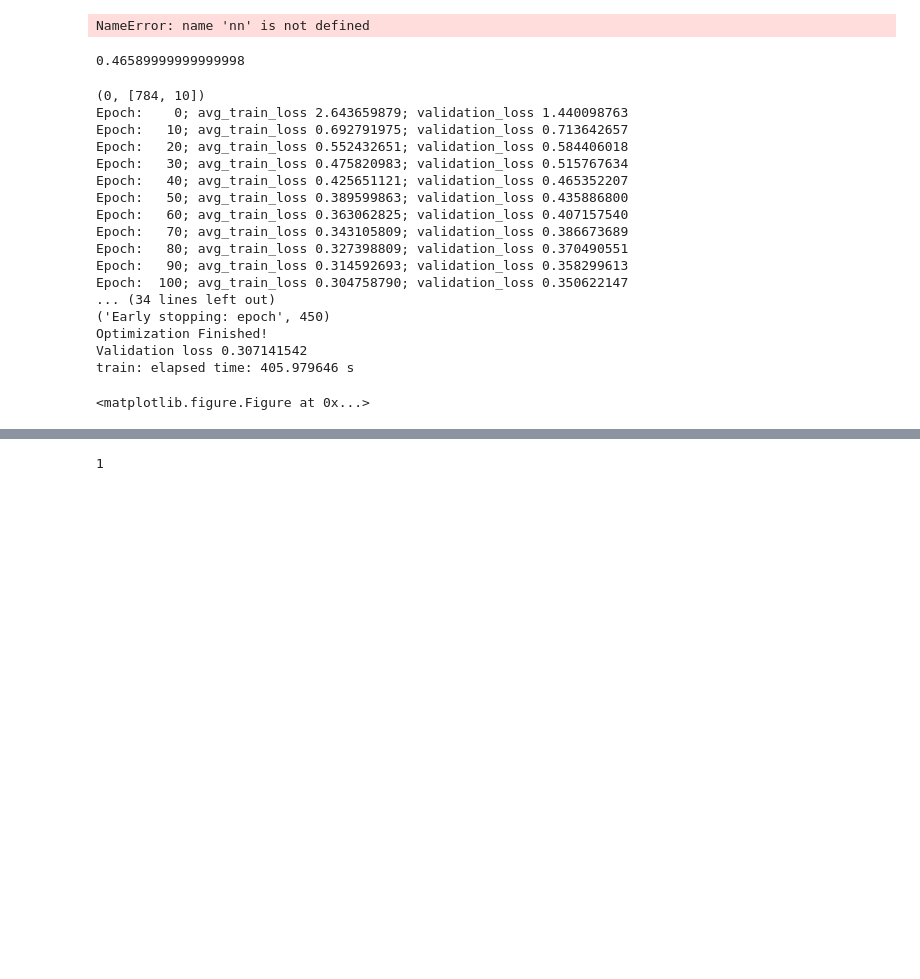
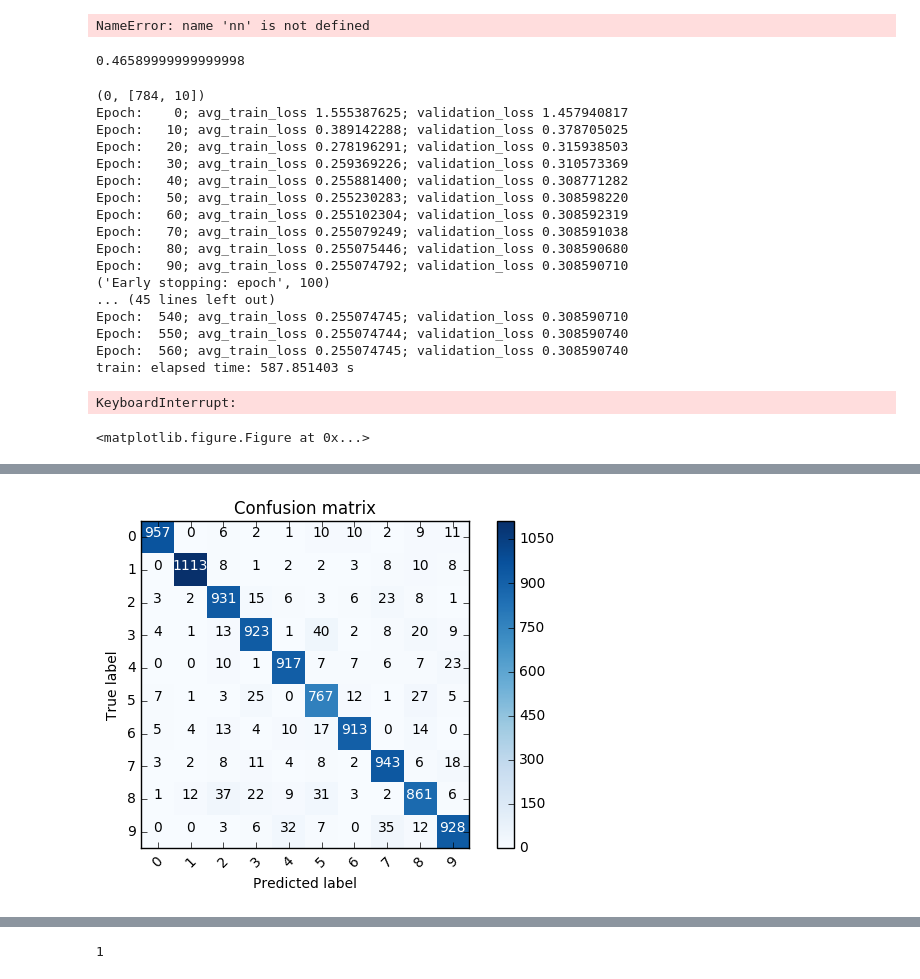
Before and after one commit to lstolcman/fer-deep-learning, a Jupyter notebook: DU1/Lab1.ipynb, the cells around one changed output, grey strips where cells are left out. Drawn from its saved outputs; the diff is of its cells as text; code cells hidden in the pictures; blank space fills up the shorter version.

```diff
--- a/DU1/Lab1.ipynb
+++ b/DU1/Lab1.ipynb
@@ -566,7 +566,7 @@ class TFDeep:
             start_time = time.time()
             val_loss, _ = self.session.run([self.loss, self.train_step], feed_dict=data_dict)
             duration = time.time() - start_time
-            if verbose and i % 1 == 0: print("{}\t{}\t{}".format(i, val_loss, duration));
+            if verbose and i % 100 == 0: print("{}\t{}\t{}".format(i, val_loss, duration));
 
     def _shuffle(self, X, Yoh_):
         perm = np.random.permutation(len(X))
@@ -606,7 +606,7 @@ class TFDeep:
             if epoch % 50 == 0:
                 if window_loss > prev_loss:
                     print("Early stopping: epoch", epoch)
-                    break
+                    #break
                 prev_loss = window_loss
                 window_loss = float('inf')
 
@@ -630,6 +630,24 @@ class TFDeep:
     def restore(path):
         selfsaver.restore(sess, path)
         print("Model restored.")
+# %%
+import itertools
+
+def plot_confusion_matrix(cm, classes, title='Confusion matrix', cmap=plt.cm.Blues):
+    plt.imshow(cm, interpolation='nearest', cmap=cmap)
+    plt.title(title)
+    plt.colorbar()
+    tick_marks = np.arange(len(classes))
+    plt.xticks(tick_marks, classes, rotation=45)
+    plt.yticks(tick_marks, classes)
+
+    thresh = cm.max() / 2.
+    for i, j in itertools.product(range(cm.shape[0]), range(cm.shape[1])):
+        plt.text(j, i, cm[i, j], horizontalalignment="center", color="white" if cm[i, j] > thresh else "black")
+
+    plt.tight_layout()
+    plt.ylabel('True label')
+    plt.xlabel('Predicted label')
 # %%
 tf.reset_default_graph()
 X, Yoh_ = mnist.train.images, mnist.train.labels
@@ -647,8 +665,8 @@ with tf.device('/gpu:0'):
         nn = TFDeep(conf, 0.1, 1e-4)
 
         global_step = tf.Variable(0, trainable=False)
-        #learning_rate = tf.train.exponential_decay(0.1, global_step, 100, 0.96, staircase=True)
-        #nn.train_step = tf.train.AdamOptimizer(learning_rate).minimize(nn.loss, global_step=global_step)
+        learning_rate = tf.train.exponential_decay(0.1, global_step, 100, 0.98, staircase=True)
+        nn.train_step = tf.train.AdamOptimizer(learning_rate).minimize(nn.loss, global_step=global_step)
 
         with Timer(label='train', verbose=True):
             nn.batch_train(X, Yoh_, n_epochs=1000, batch_size=50, train_ratio=0.8, print_step=10)
@@ -658,23 +676,24 @@ with tf.device('/gpu:0'):
         Y = probs.argmax(axis=1)
 # %% [output]
 (0, [784, 10])
-Epoch:    0; avg_train_loss 2.643659879; validation_loss 1.440098763
-Epoch:   10; avg_train_loss 0.692791975; validation_loss 0.713642657
-Epoch:   20; avg_train_loss 0.552432651; validation_loss 0.584406018
-Epoch:   30; avg_train_loss 0.475820983; validation_loss 0.515767634
-Epoch:   40; avg_train_loss 0.425651121; validation_loss 0.465352207
-Epoch:   50; avg_train_loss 0.389599863; validation_loss 0.435886800
-Epoch:   60; avg_train_loss 0.363062825; validation_loss 0.407157540
-Epoch:   70; avg_train_loss 0.343105809; validation_loss 0.386673689
-Epoch:   80; avg_train_loss 0.327398809; validation_loss 0.370490551
-Epoch:   90; avg_train_loss 0.314592693; validation_loss 0.358299613
-Epoch:  100; avg_train_loss 0.304758790; validation_loss 0.350622147
-... (34 lines left out)
-('Early stopping: epoch', 450)
-Optimization Finished!
-Validation loss 0.307141542
-train: elapsed time: 405.979646 s
+Epoch:    0; avg_train_loss 1.555387625; validation_loss 1.457940817
+Epoch:   10; avg_train_loss 0.389142288; validation_loss 0.378705025
+Epoch:   20; avg_train_loss 0.278196291; validation_loss 0.315938503
+Epoch:   30; avg_train_loss 0.259369226; validation_loss 0.310573369
+Epoch:   40; avg_train_loss 0.255881400; validation_loss 0.308771282
+Epoch:   50; avg_train_loss 0.255230283; validation_loss 0.308598220
+Epoch:   60; avg_train_loss 0.255102304; validation_loss 0.308592319
+Epoch:   70; avg_train_loss 0.255079249; validation_loss 0.308591038
+Epoch:   80; avg_train_loss 0.255075446; validation_loss 0.308590680
+Epoch:   90; avg_train_loss 0.255074792; validation_loss 0.308590710
+('Early stopping: epoch', 100)
+... (45 lines left out)
+Epoch:  540; avg_train_loss 0.255074745; validation_loss 0.308590710
+Epoch:  550; avg_train_loss 0.255074744; validation_loss 0.308590740
+Epoch:  560; avg_train_loss 0.255074745; validation_loss 0.308590740
+train: elapsed time: 587.851403 s
-<matplotlib.figure.Figure at 0x...>
+KeyboardInterrupt:
+<matplotlib.figure.Figure at 0x...>
 # %%
 # evaluate accuracy on test set
 X = mnist.test.images
@@ -684,5 +703,10 @@ probs = nn.eval(X)
 Y = probs.argmax(axis=1)
 
 from sklearn.metrics import accuracy_score
-accuracy_score(Y, Y_)
+print(accuracy_score(Y, Y_))
+
+from sklearn.metrics import confusion_matrix
+cnf_matrix = confusion_matrix(Y, Y_)
+plt.figure()
+plot_confusion_matrix(cnf_matrix, classes=range(0, 10))
 # %% [output]
@@ -690,3 +714,4 @@ accuracy_score(Y, Y_)
+[figure, added]
 # %%
 correct_probs = np.sum(probs * mnist.test.labels, axis=1)
 worst_sample = correct_probs.argmin()
```
Also changed, not shown: parts of 3 cells of this notebook.
